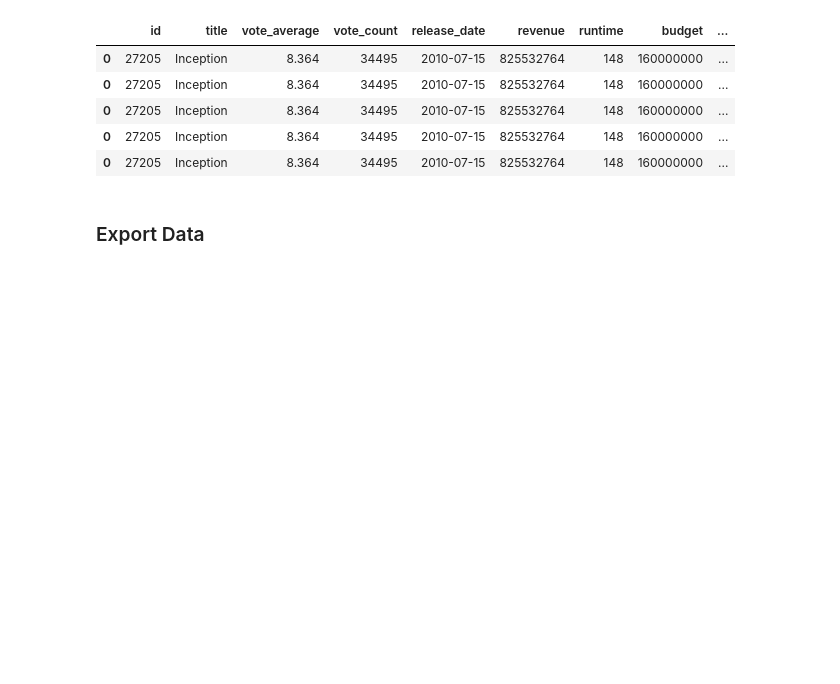
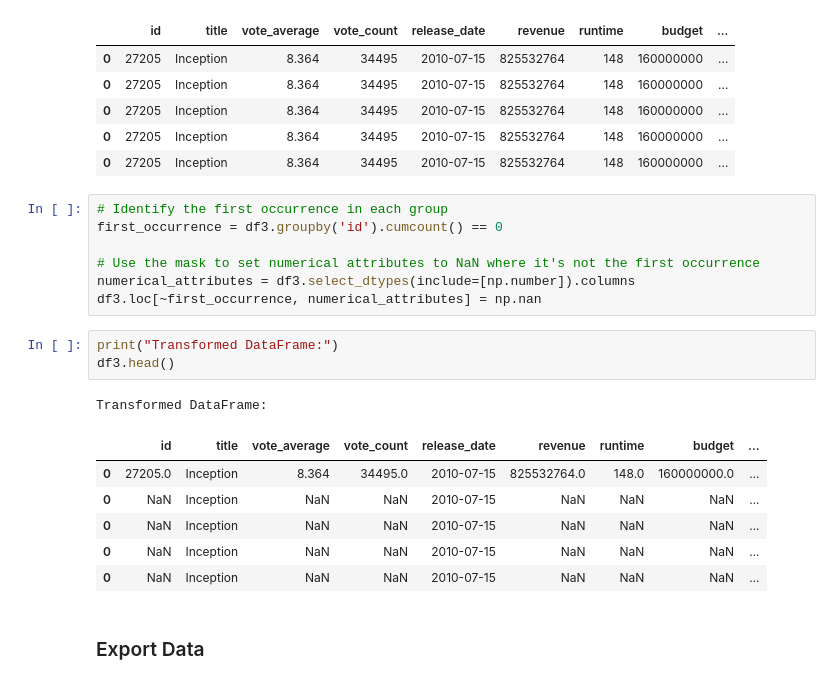
Before and after one commit to fishbrightwise/IS428-G1T9, a Jupyter notebook: notebooks/1) IMDB_TMDB Data Processing.ipynb, the cells around one changed output. Drawn from its saved outputs; the diff is of its cells as text; blank space fills up the shorter version.

Commit message:
Changed Tableau Dataset creation step
Now, tableau dataset continuous attributes will only have the value in the first row of all duplicates.

```diff
--- a/notebooks/1) IMDB_TMDB Data Processing.ipynb
+++ b/notebooks/1) IMDB_TMDB Data Processing.ipynb
@@ -659,6 +659,24 @@ df3.head()
 | 0 | 27205 | Inception | 8.364 | 34495 | 2010-07-15 | 825532764 | 148 | 160000000 | ... |
 | 0 | 27205 | Inception | 8.364 | 34495 | 2010-07-15 | 825532764 | 148 | 160000000 | ... |
 | 0 | 27205 | Inception | 8.364 | 34495 | 2010-07-15 | 825532764 | 148 | 160000000 | ... |
+# %%
+# Identify the first occurrence in each group
+first_occurrence = df3.groupby('id').cumcount() == 0
+
+# Use the mask to set numerical attributes to NaN where it's not the first occurrence
+numerical_attributes = df3.select_dtypes(include=[np.number]).columns
+df3.loc[~first_occurrence, numerical_attributes] = np.nan
+# %%
+print("Transformed DataFrame:")
+df3.head()
+# %% [output]
+Transformed DataFrame:
+|  | id | title | vote_average | vote_count | release_date | revenue | runtime | budget | ... |
+| 0 | 27205.0 | Inception | 8.364 | 34495.0 | 2010-07-15 | 825532764.0 | 148.0 | 160000000.0 | ... |
+| 0 | NaN | Inception | NaN | NaN | 2010-07-15 | NaN | NaN | NaN | ... |
+| 0 | NaN | Inception | NaN | NaN | 2010-07-15 | NaN | NaN | NaN | ... |
+| 0 | NaN | Inception | NaN | NaN | 2010-07-15 | NaN | NaN | NaN | ... |
+| 0 | NaN | Inception | NaN | NaN | 2010-07-15 | NaN | NaN | NaN | ... |
 # %% [markdown]
 ### Export Data
 # %%
```
Also changed, not shown: parts of 1 cell of this notebook, 2 other files.
